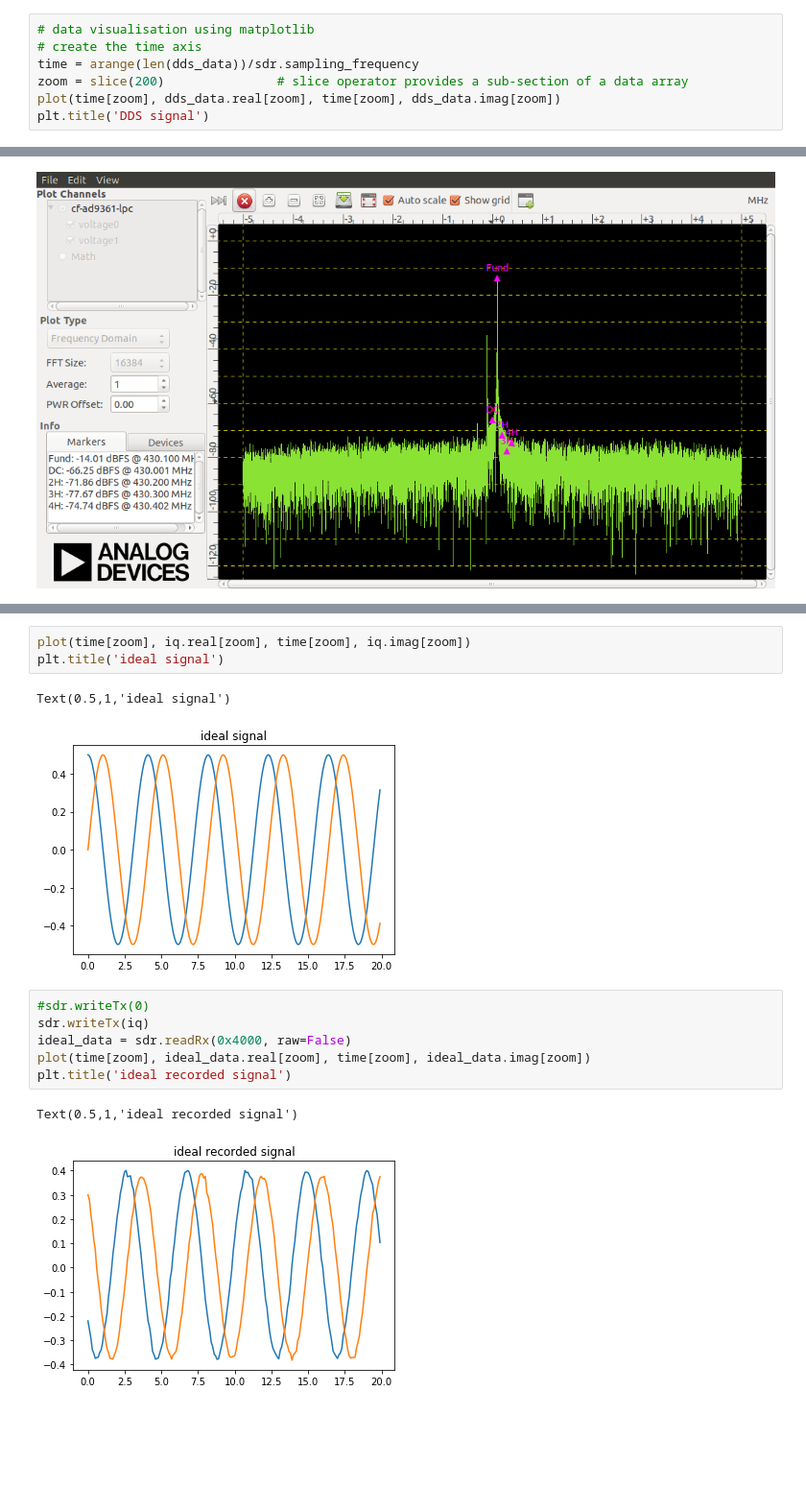
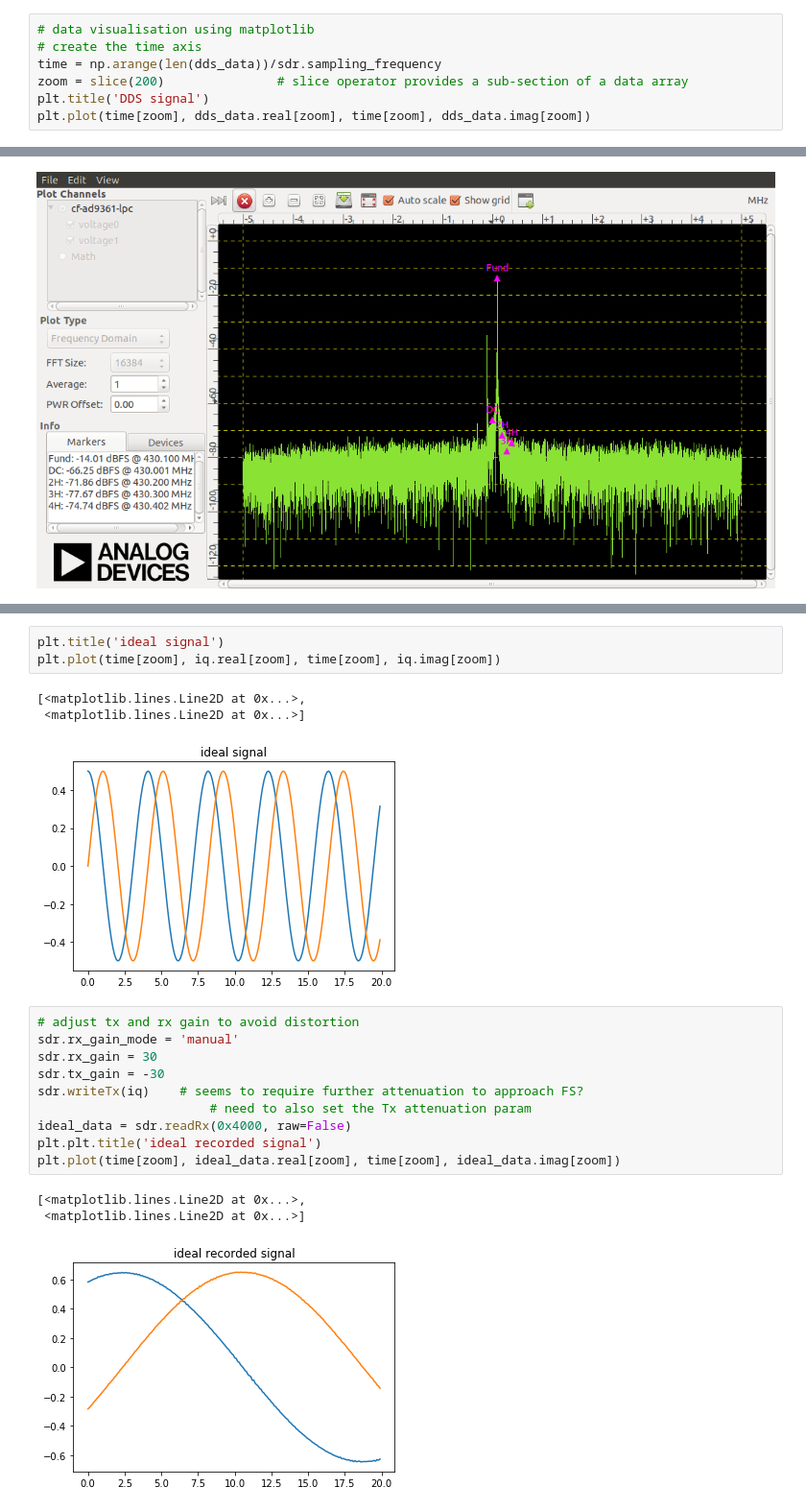
Before and after one commit to radiosd/PlutoSdr, a Jupyter notebook: IpyNotebooks/pluto_test.ipynb, the cells around one changed output, grey strips where cells are left out. Shown at 96% size. Cells and saved outputs as stored; diff of their text form; blank space fills up the shorter version.

```diff
--- a/IpyNotebooks/pluto_test.ipynb
+++ b/IpyNotebooks/pluto_test.ipynb
@@ -27,8 +30,8 @@ dds_data = sdr.readRx(0x4000, raw=False)
 # %%
 # data visualisation using matplotlib
 # create the time axis
-time = arange(len(dds_data))/sdr.sampling_frequency
+time = np.arange(len(dds_data))/sdr.sampling_frequency
 zoom = slice(200)               # slice operator provides a sub-section of a data array
-plot(time[zoom], dds_data.real[zoom], time[zoom], dds_data.imag[zoom])
 plt.title('DDS signal')
+plt.plot(time[zoom], dds_data.real[zoom], time[zoom], dds_data.imag[zoom])
 # %% [output]
@@ -81,15 +87,21 @@ iq = fitCycles(400, 0x4000, True)*0.5     # scale to 0.5 to prevent overload ogf
 # %%
-plot(time[zoom], iq.real[zoom], time[zoom], iq.imag[zoom])
 plt.title('ideal signal')
+plt.plot(time[zoom], iq.real[zoom], time[zoom], iq.imag[zoom])
 # %% [output]
-Text(0.5,1,'ideal signal')
+[<matplotlib.lines.Line2D at 0x...>,
+ <matplotlib.lines.Line2D at 0x...>]
 [figure]
 # %%
-#sdr.writeTx(0)
-sdr.writeTx(iq)
+# adjust tx and rx gain to avoid distortion
+sdr.rx_gain_mode = 'manual'
+sdr.rx_gain = 30
+sdr.tx_gain = -30
+sdr.writeTx(iq)    # seems to require further attenuation to approach FS?
+                       # need to also set the Tx attenuation param
 ideal_data = sdr.readRx(0x4000, raw=False)
-plot(time[zoom], ideal_data.real[zoom], time[zoom], ideal_data.imag[zoom])
-plt.title('ideal recorded signal')
+plt.plt.title('ideal recorded signal')
+plt.plot(time[zoom], ideal_data.real[zoom], time[zoom], ideal_data.imag[zoom])
 # %% [output]
-Text(0.5,1,'ideal recorded signal')
+[<matplotlib.lines.Line2D at 0x...>,
+ <matplotlib.lines.Line2D at 0x...>]
-[figure, old version]
+[figure, new version]
```
Also changed, not shown: parts of 10 cells of this notebook, 3 other files.
